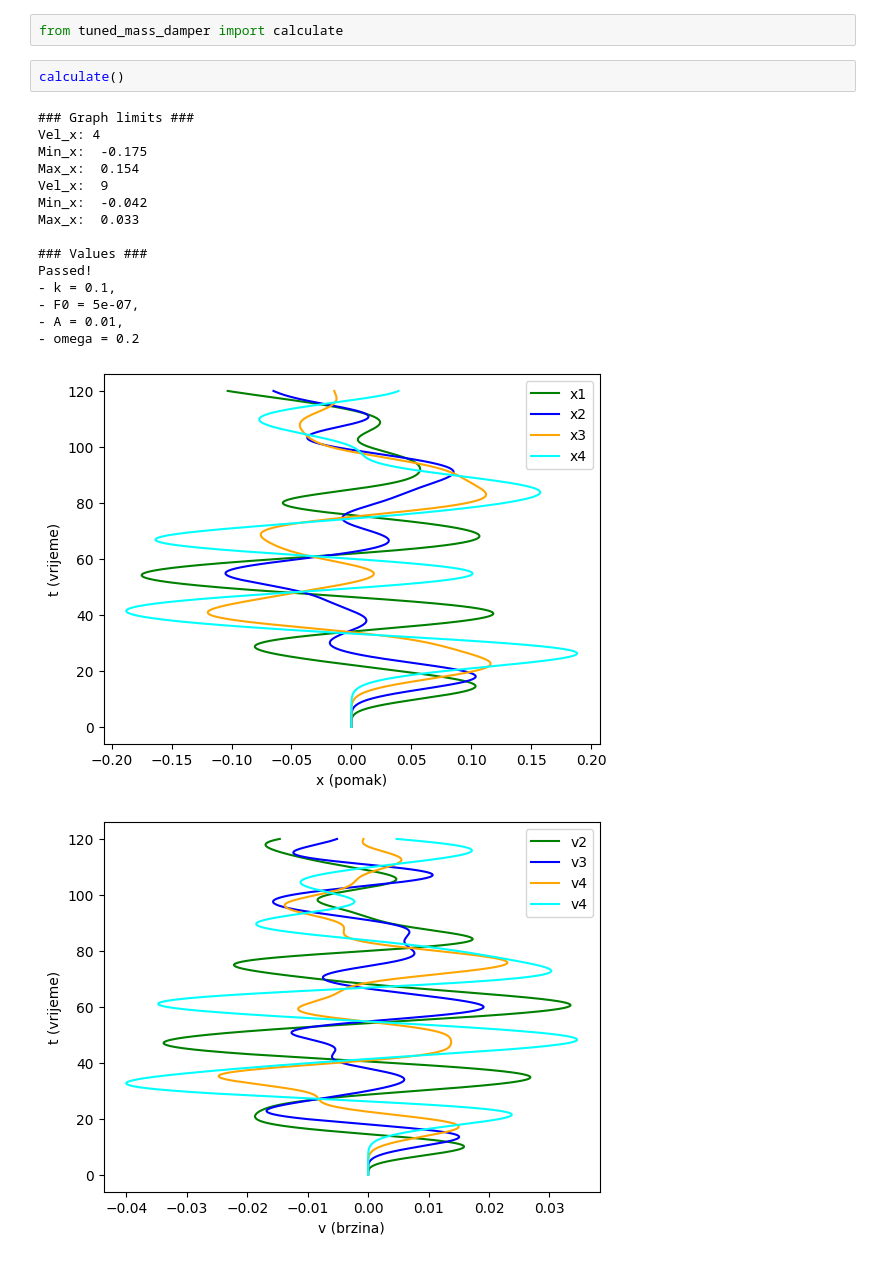
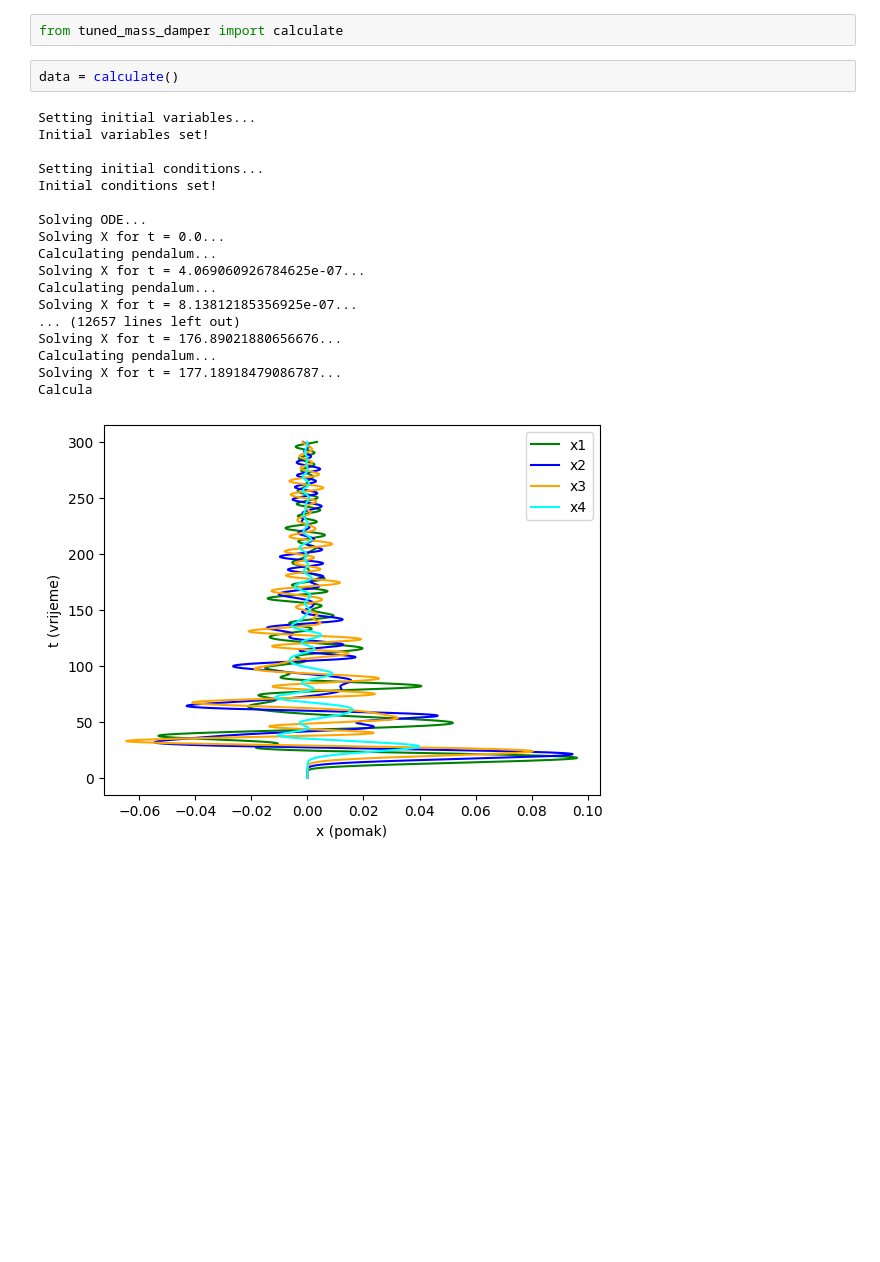
Before and after one commit to wobYY/Tuned-Mass-Dampener, a Jupyter notebook: notebook.ipynb, the cells around one changed output. Drawn from its saved outputs; the diff is of its cells as text; blank space fills up the shorter version.

```diff
--- a/notebook.ipynb
+++ b/notebook.ipynb
@@ -1,21 +1,23 @@
 # %%
 from tuned_mass_damper import calculate
-# %%
-calculate()
-# %% [output]
-### Graph limits ###
-Vel_x: 4
-Min_x:  -0.175
-Max_x:  0.154
-Vel_x:  9
-Min_x:  -0.042
-Max_x:  0.033
-
-### Values ###
-Passed!
-- k = 0.1,
-- F0 = 5e-07,
-- A = 0.01,
-- omega = 0.2
-[figure, removed]
-[figure, removed]
+# %%
+data = calculate()
+# %% [output]
+Setting initial variables...
+Initial variables set!
+
+Setting initial conditions...
+Initial conditions set!
+
+Solving ODE...
+Solving X for t = 0.0...
+Calculating pendalum...
+Solving X for t = 4.069060926784625e-07...
+Calculating pendalum...
+Solving X for t = 8.13812185356925e-07...
+... (12657 lines left out)
+Solving X for t = 176.89021880656676...
+Calculating pendalum...
+Solving X for t = 177.18918479086787...
+Calcula
+[figure, added]
```
Also changed, not shown: parts of 1 cell of this notebook, 2 other files.
